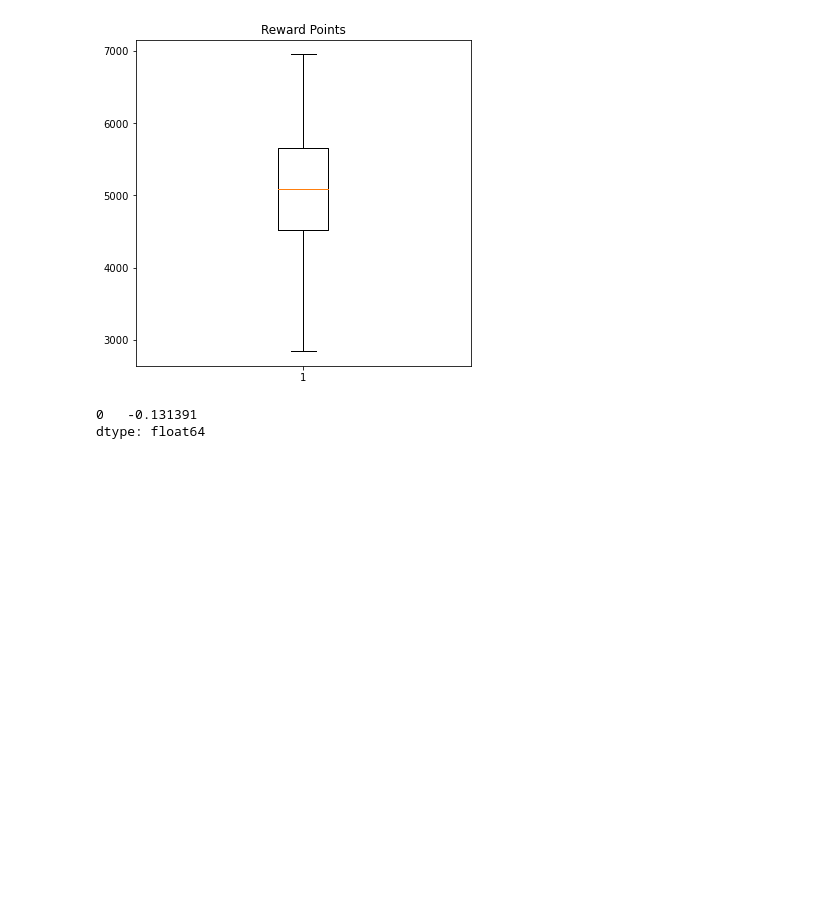
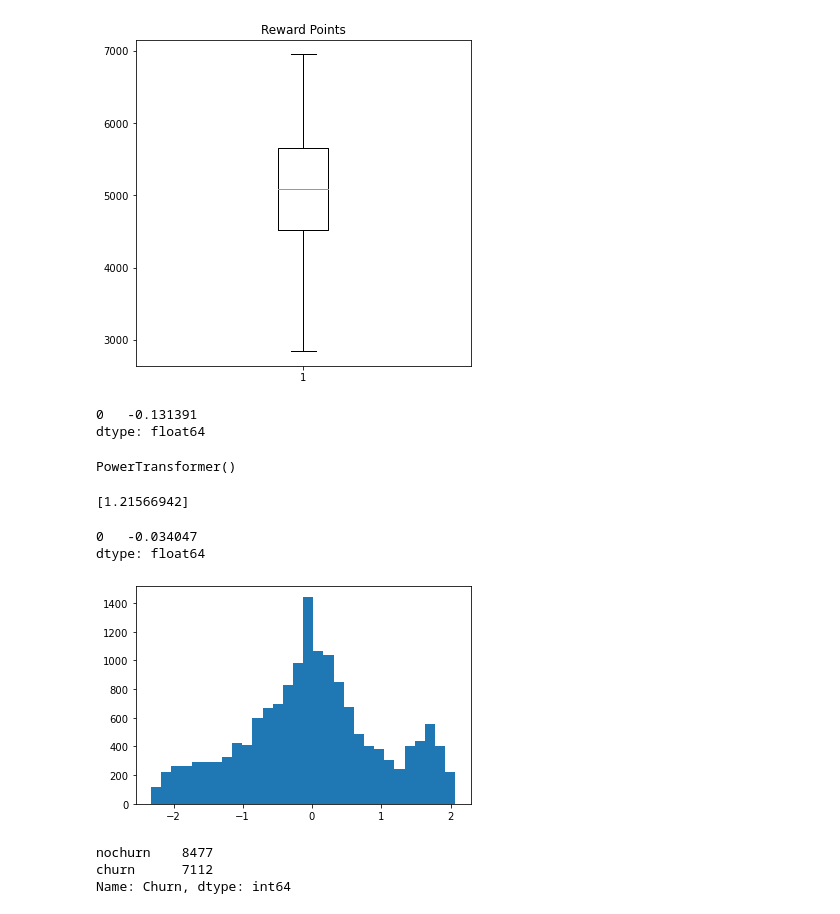
Before and after one commit to Ricardodpalmeida/DSML, a Jupyter notebook: 02. Surpervised/ML Notebook_Mariana.ipynb, the cells around one changed output. Drawn from its saved outputs; the diff is of its cells as text; code cells hidden in the pictures; blank space fills up the shorter version.

```diff
--- a/02. Surpervised/ML Notebook_Mariana.ipynb
+++ b/02. Surpervised/ML Notebook_Mariana.ipynb
@@ -189,0 +194,24 @@ dtype: float64
+# %%
+pt = PowerTransformer()
+# %%
+print(pt.fit(RP))
+# %% [output]
+PowerTransformer()
+# %%
+print(pt.lambdas_)
+# %% [output]
+[1.21566942]
+# %%
+RP_transf = pt.transform(RP)
+# %%
+RP_sk = pd.DataFrame(RP_transf)
+# %%
+RP_sk.skew()
+# %% [output]
+0   -0.034047
+dtype: float64
+# %%
+plt.hist(RP_sk, bins = 30)
+plt.show()
+# %% [output]
+[figure, added]
@@ -189,0 +220,6 @@ dtype: float64
+# %%
+df.Churn.value_counts()
+# %% [output]
+nochurn    8477
+churn      7112
+Name: Churn, dtype: int64
```
Also changed, not shown: parts of 44 cells of this notebook.
